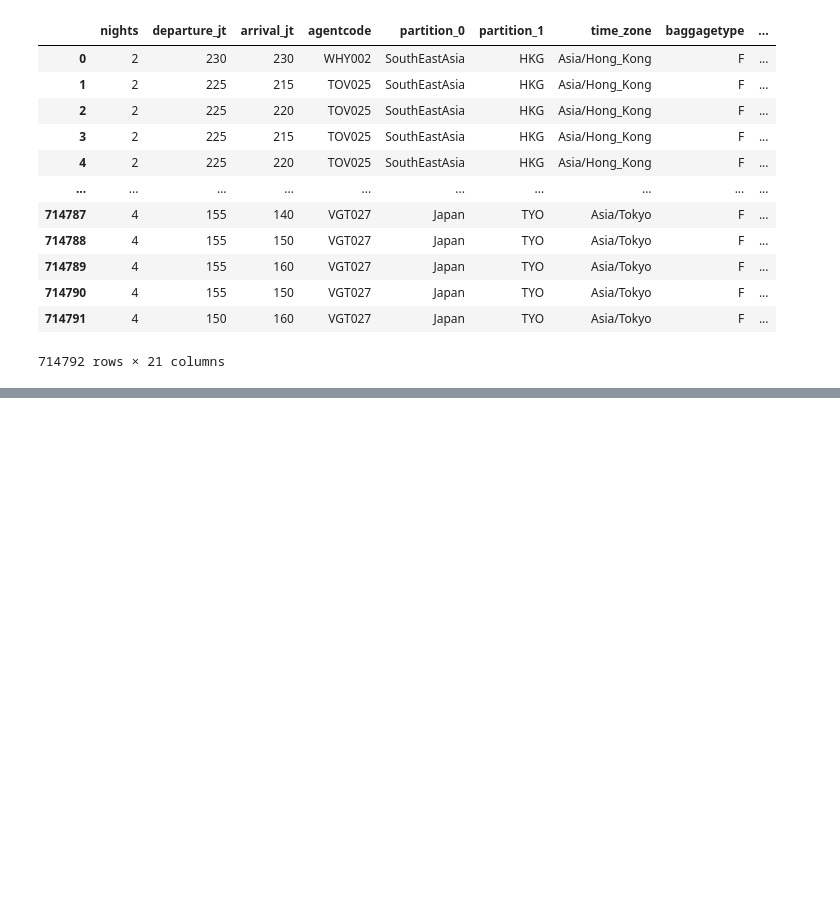
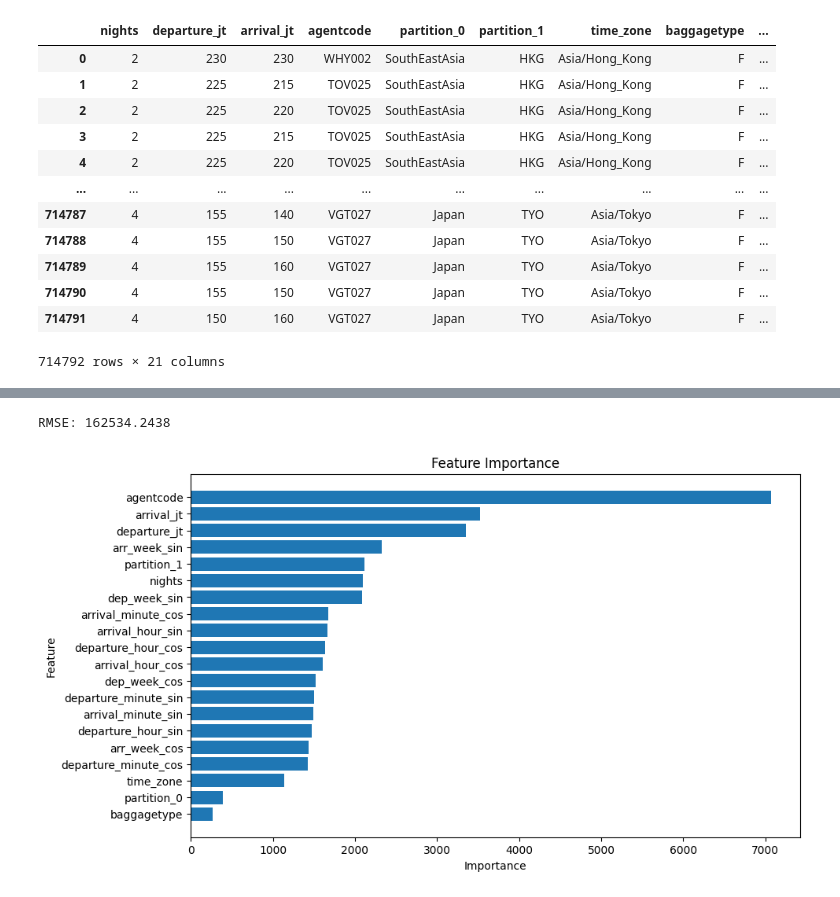
Before and after one commit to SunBinHong00/DataAnalysis, a Jupyter notebook: instantrip/model_pipe.ipynb, the cells around one changed output, grey strips where cells are left out. Cells and saved outputs as stored; diff of their text form; code cells hidden in the pictures; blank space fills up the shorter version.

```diff
--- a/instantrip/model_pipe.ipynb
+++ b/instantrip/model_pipe.ipynb
@@ -350,0 +331,8 @@ print(f"Model saved to {model_path}")
+# %%
+# 학습 데이터, 검증 데이터, 테스트 데이터 분리
+X_train, X_temp, y_train, y_temp = train_test_split(X, y, test_size=0.4, random_state=42)
+X_val, X_test, y_val, y_test = train_test_split(X_temp, y_temp, test_size=0.5, random_state=42)
+
+# LightGBM 데이터셋 생성
+train_data = lgb.Dataset(X_train, label=y_train)
+val_data = lgb.Dataset(X_val, label=y_val, reference=train_data)
@@ -350,0 +361,9 @@ print(f"Model saved to {model_path}")
+# %%
+from tqdm import tqdm
+
+# 학습 진행도를 출력하기 위해 콜백 함수 사용
+tqdm_callback = lgb.callback.log_evaluation(period=50)
+early_stopping_callback = lgb.early_stopping(stopping_rounds=50)
+
+# LightGBM 모델 학습
+model = lgb.train(params, train_data, valid_sets=[val_data], num_boost_round=10000, callbacks=[tqdm_callback, early_stopping_callback])
@@ -351,5 +388,35 @@ print(f"Model saved to {model_path}")
 # %%
-# 예측 및 평가
-y_pred = model.predict(X_test)
+# 테스트 데이터에 대한 예측
+y_pred = model.predict(X_test, num_iteration=model.best_iteration)
+
+# 모델 평가
 mse = mean_squared_error(y_test, y_pred)
-print(f"Mean Squared Error: {mse}")
+rmse = mse ** 0.5
+print(f'RMSE: {rmse:.4f}')
+# %% [output]
+RMSE: 162534.2438
+# %%
+import matplotlib.pyplot as plt
+
+# 피처 중요도 추출
+importance = model.feature_importance(importance_type='split')
+feature_names = model.feature_name()
+
+importance_df = pd.DataFrame({
+    'feature': feature_names,
+    'importance': importance
+})
+
+# 중요도 순으로 정렬
+importance_df = importance_df.sort_values(by='importance', ascending=False)
+
+# 피처 중요도 시각화
+plt.figure(figsize=(10, 6))
+plt.barh(importance_df['feature'], importance_df['importance'])
+plt.xlabel('Importance')
+plt.ylabel('Feature')
+plt.title('Feature Importance')
+plt.gca().invert_yaxis()
+plt.show()
+# %% [output]
+[figure, added]
```
Also changed, not shown: parts of 16 cells of this notebook.
